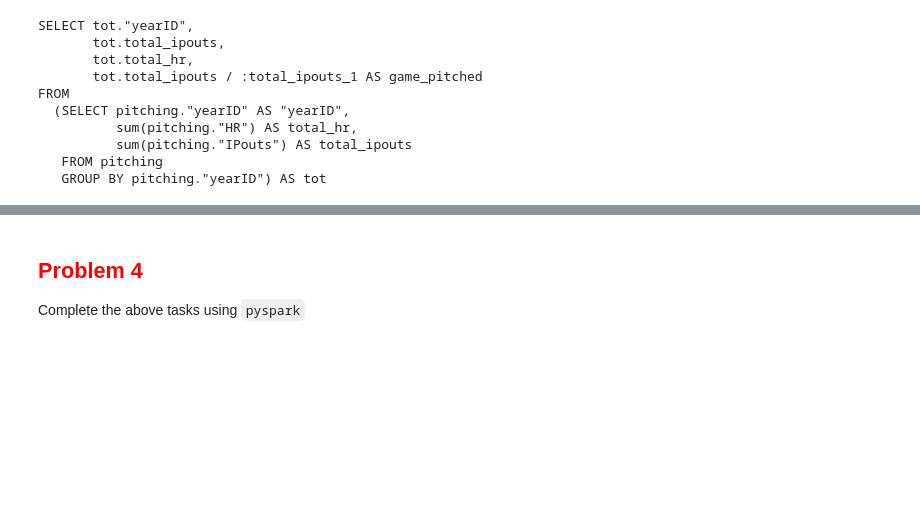
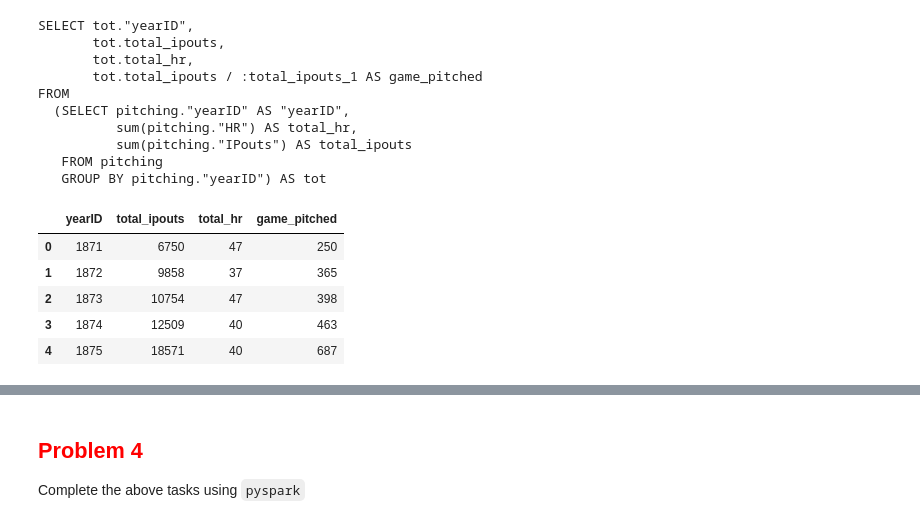
Before and after one commit to acker016/DSCI430, a Jupyter notebook: lab_4_pitching_aggregation_DAY1.ipynb, the cells around one changed output, grey strips where cells are left out. Cells and saved outputs as stored; diff of their text form; code cells hidden in the pictures; blank space fills up the shorter version.

```diff
--- a/lab_4_pitching_aggregation_DAY1.ipynb
+++ b/lab_4_pitching_aggregation_DAY1.ipynb
@@ -153,6 +165,15 @@ FROM
           sum(pitching."IPouts") AS total_ipouts
    FROM pitching
    GROUP BY pitching."yearID") AS tot
+# %%
+pd.read_sql_query(game_pitched, con=pitching_eng).head()
+# %% [output]
+|  | yearID | total_ipouts | total_hr | game_pitched |
+| 0 | 1871 | 6750 | 47 | 250 |
+| 1 | 1872 | 9858 | 37 | 365 |
+| 2 | 1873 | 10754 | 47 | 398 |
+| 3 | 1874 | 12509 | 40 | 463 |
+| 4 | 1875 | 18571 | 40 | 687 |
 # %%
 from sqlalchemy import cast, Float
 ratios = (select_sql([game_pitched.c.yearID,
```
Also changed, not shown: parts of 5 cells of this notebook.
